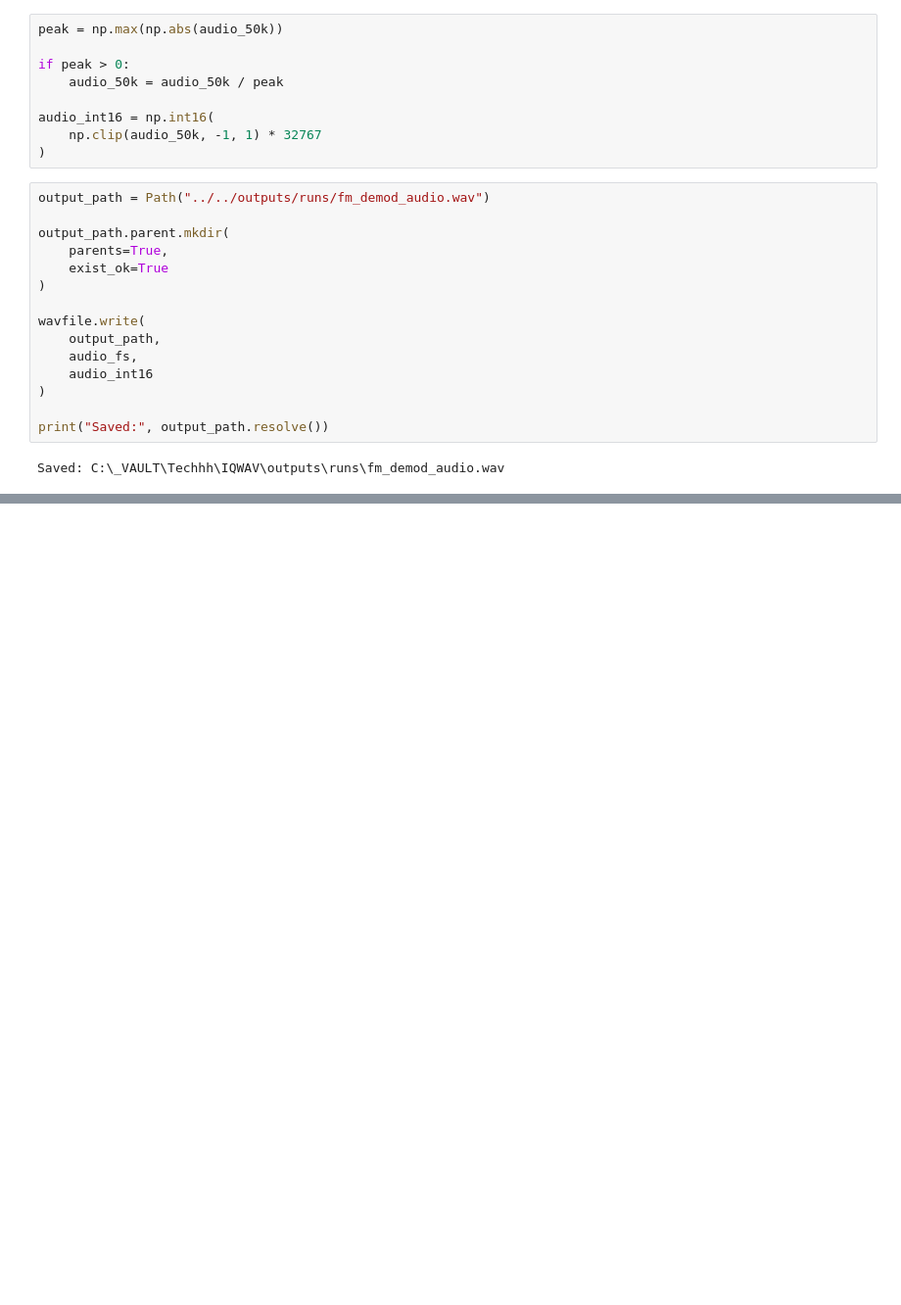
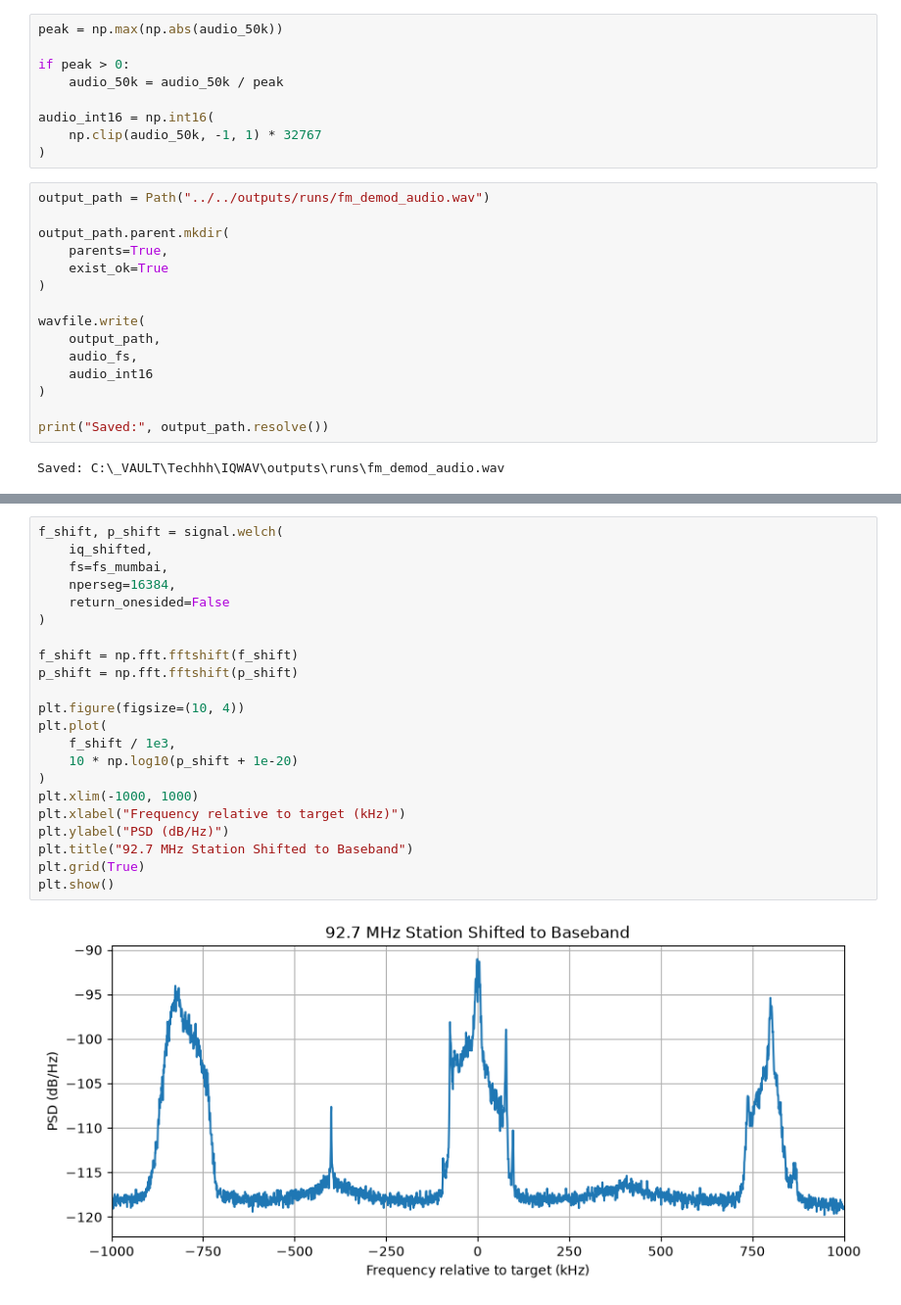
Before and after one commit to Andro-HM/IQWAV, a Jupyter notebook: notebooks/experiments/02_real_fm_demodulation.ipynb, the cells around one changed output, grey strips where cells are left out. Shown at 98% size. Cells and saved outputs as stored; diff of their text form; blank space fills up the shorter version.

```diff
--- a/notebooks/experiments/02_real_fm_demodulation.ipynb
+++ b/notebooks/experiments/02_real_fm_demodulation.ipynb
@@ -129,0 +254,24 @@ Saved: C:\_VAULT\Techhh\IQWAV\outputs\runs\fm_demod_audio.wav
+# %%
+f_shift, p_shift = signal.welch(
+    iq_shifted,
+    fs=fs_mumbai,
+    nperseg=16384,
+    return_onesided=False
+)
+
+f_shift = np.fft.fftshift(f_shift)
+p_shift = np.fft.fftshift(p_shift)
+
+plt.figure(figsize=(10, 4))
+plt.plot(
+    f_shift / 1e3,
+    10 * np.log10(p_shift + 1e-20)
+)
+plt.xlim(-1000, 1000)
+plt.xlabel("Frequency relative to target (kHz)")
+plt.ylabel("PSD (dB/Hz)")
+plt.title("92.7 MHz Station Shifted to Baseband")
+plt.grid(True)
+plt.show()
+# %% [output]
+[figure, added]
```
Also changed, not shown: parts of 15 cells of this notebook, 1 other file.
